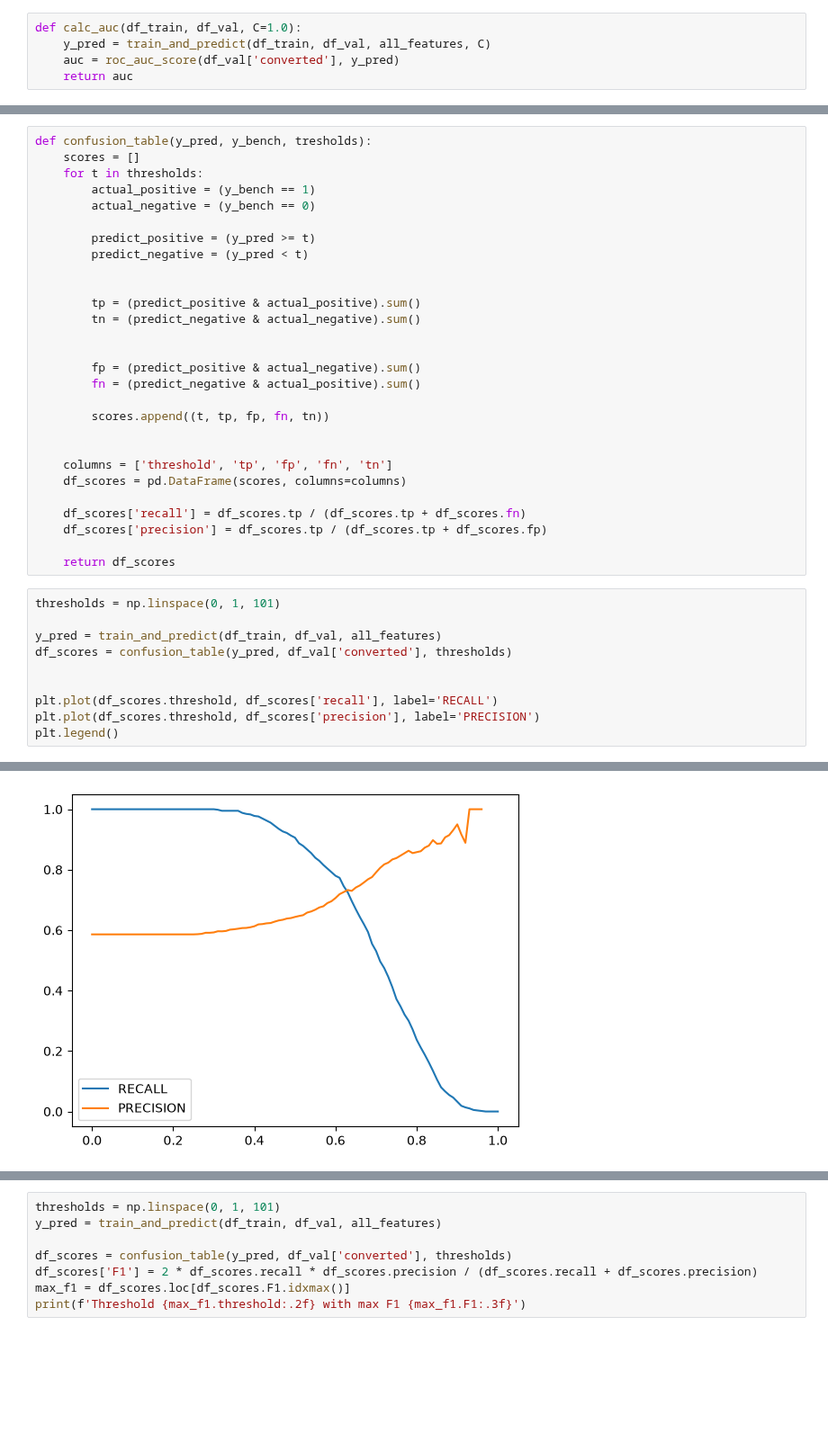
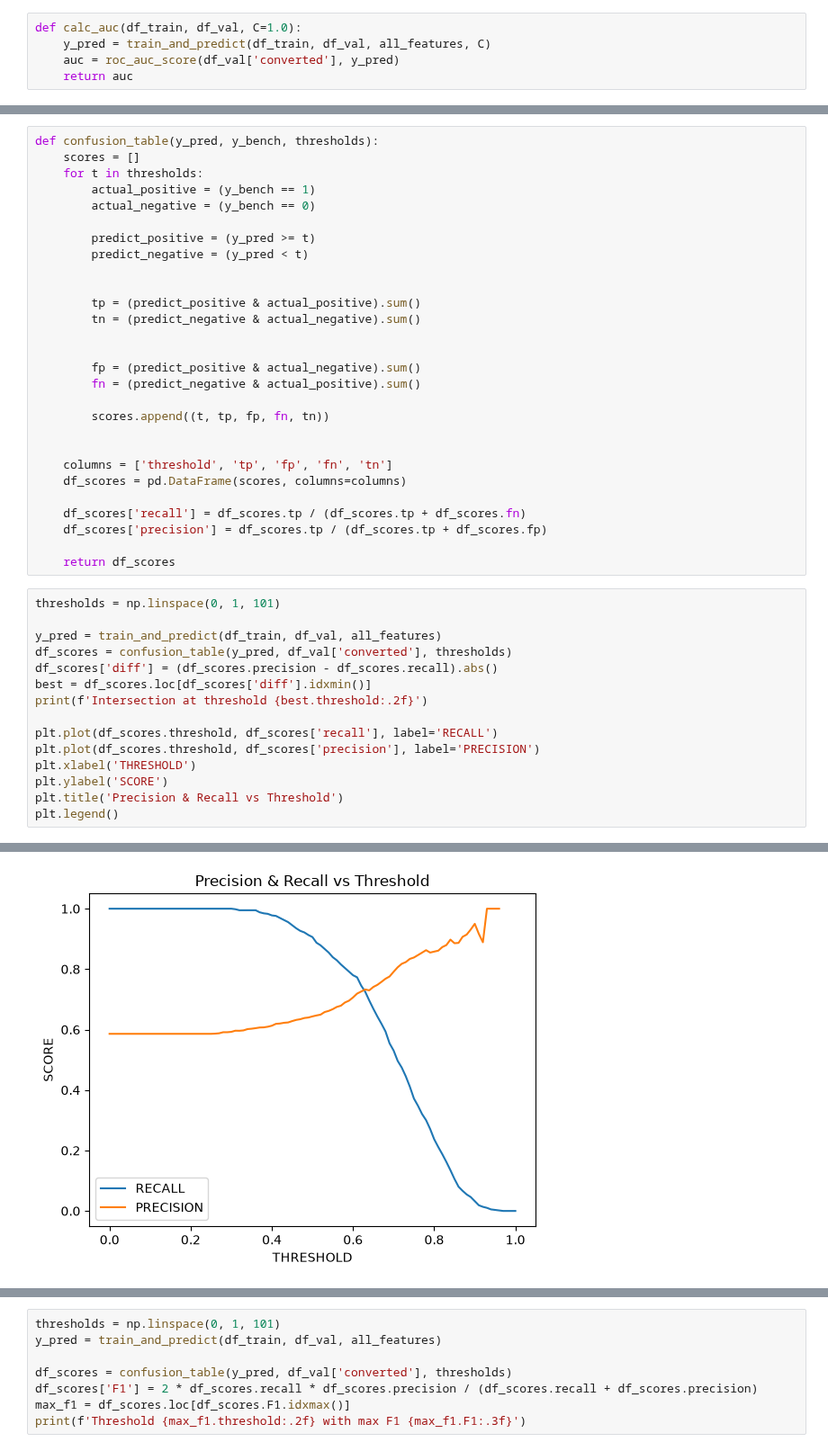
Before and after one commit to SunnyFoxxy/machine-learning-zoomcamp, a Jupyter notebook: 04/homework_04.ipynb, the cells around one changed output, grey strips where cells are left out. Shown at 90% size. Drawn from its saved outputs; the diff is of its cells as text; blank space fills up the shorter version.

```diff
--- a/04/homework_04.ipynb
+++ b/04/homework_04.ipynb
@@ -91,5 +91,5 @@ Q3
 # %%
-def confusion_table(y_pred, y_bench, tresholds):
+def confusion_table(y_pred, y_bench, thresholds):
     scores = []
     for t in thresholds:
         actual_positive = (y_bench == 1)
@@ -121,9 +121,14 @@ thresholds = np.linspace(0, 1, 101)
 
 y_pred = train_and_predict(df_train, df_val, all_features)
 df_scores = confusion_table(y_pred, df_val['converted'], thresholds)
-
+df_scores['diff'] = (df_scores.precision - df_scores.recall).abs()
+best = df_scores.loc[df_scores['diff'].idxmin()]
+print(f'Intersection at threshold {best.threshold:.2f}')
 
 plt.plot(df_scores.threshold, df_scores['recall'], label='RECALL')
 plt.plot(df_scores.threshold, df_scores['precision'], label='PRECISION')
+plt.xlabel('THRESHOLD')
+plt.ylabel('SCORE')
+plt.title('Precision & Recall vs Threshold')
 plt.legend()
 # %% [output]
@@ -131,2 +137,2 @@ plt.legend()
-[figure, old version]
+[figure, new version]
 # %% [markdown]
```
Also changed, not shown: parts of 9 cells of this notebook.
